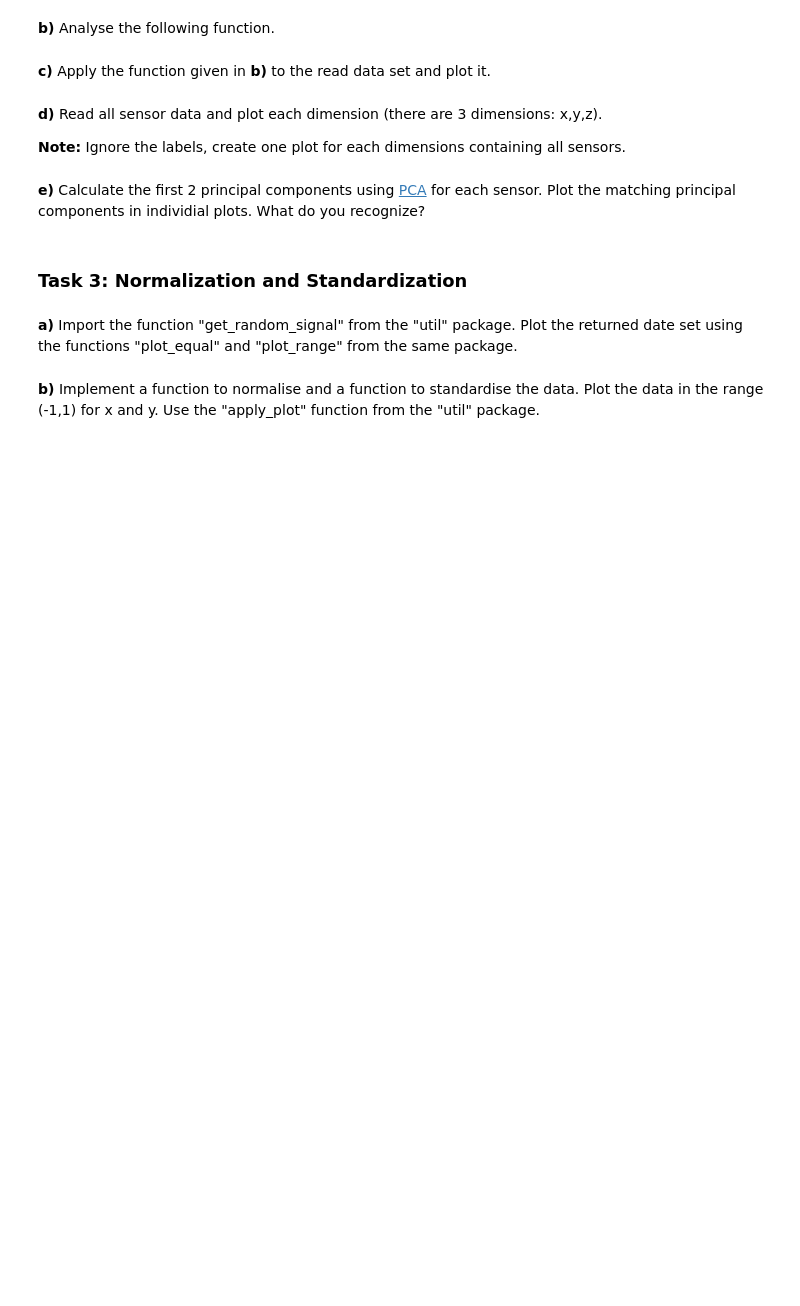
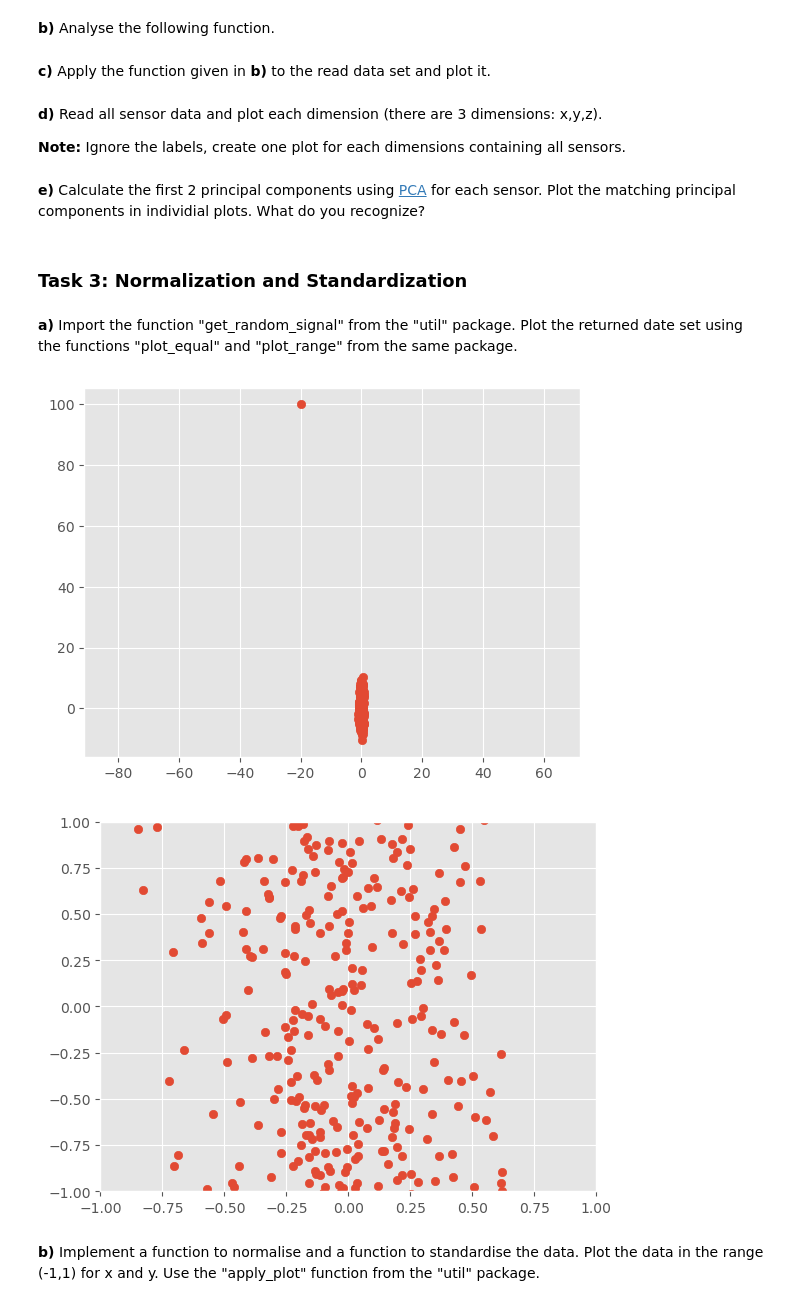
Before and after one commit to KlaraGtknst/TSDM_WS23_34, a Jupyter notebook: Exercise_02_preprocessing.ipynb, the cells around one changed output. Drawn from its saved outputs; the diff is of its cells as text; code cells hidden in the pictures; blank space fills up the shorter version.

```diff
--- a/Exercise_02_preprocessing.ipynb
+++ b/Exercise_02_preprocessing.ipynb
@@ -137,12 +153,14 @@ Plot the returned date set using the functions "plot_equal" and "plot_range" fro
 # %%
 from util import get_random_signal
 from util import plot_equal
 from util import plot_range
 
 Xnorm = get_random_signal()
-####################
-# Your Code Here   #
-####################
+plot_equal(Xnorm)
+plot_range(Xnorm)
+# %% [output]
+[figure, added]
+[figure, added]
 # %% [markdown]
 **b)** Implement a function to normalise and a function to standardise the data.
 Plot the data in the range (-1,1) for x and y. Use the "apply_plot" function from the "util" package.
```
Also changed, not shown: parts of 10 cells of this notebook.
